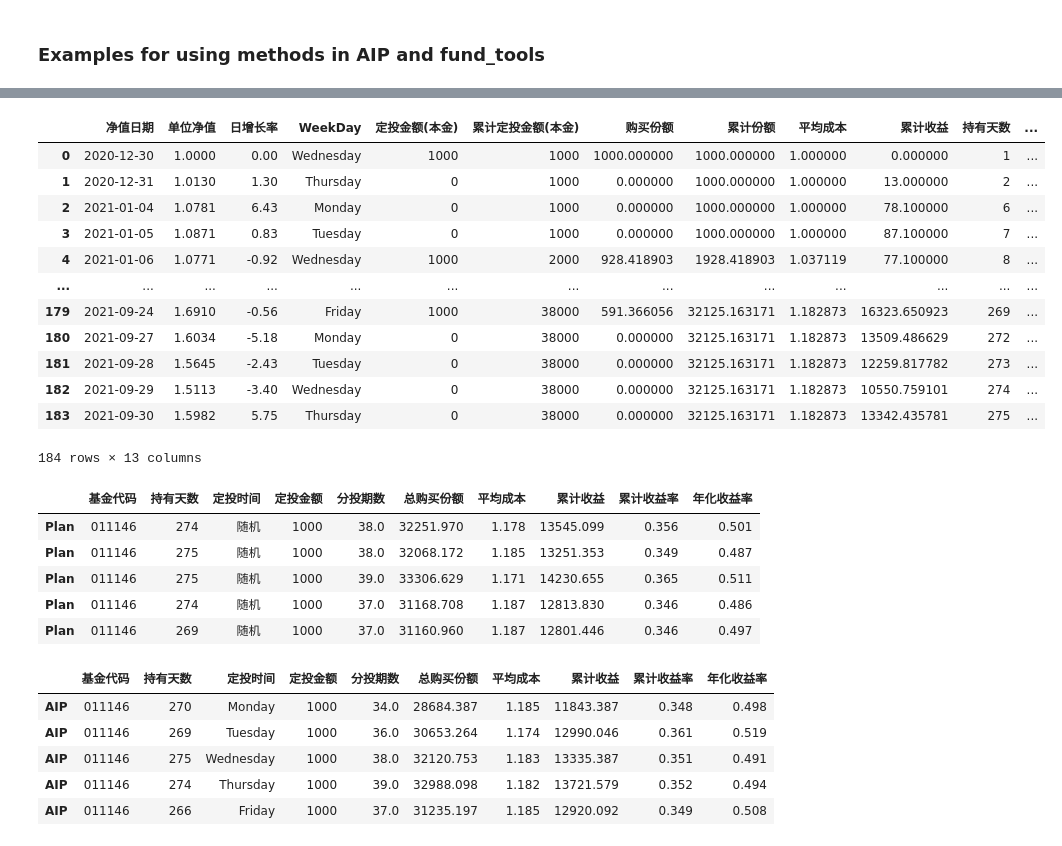
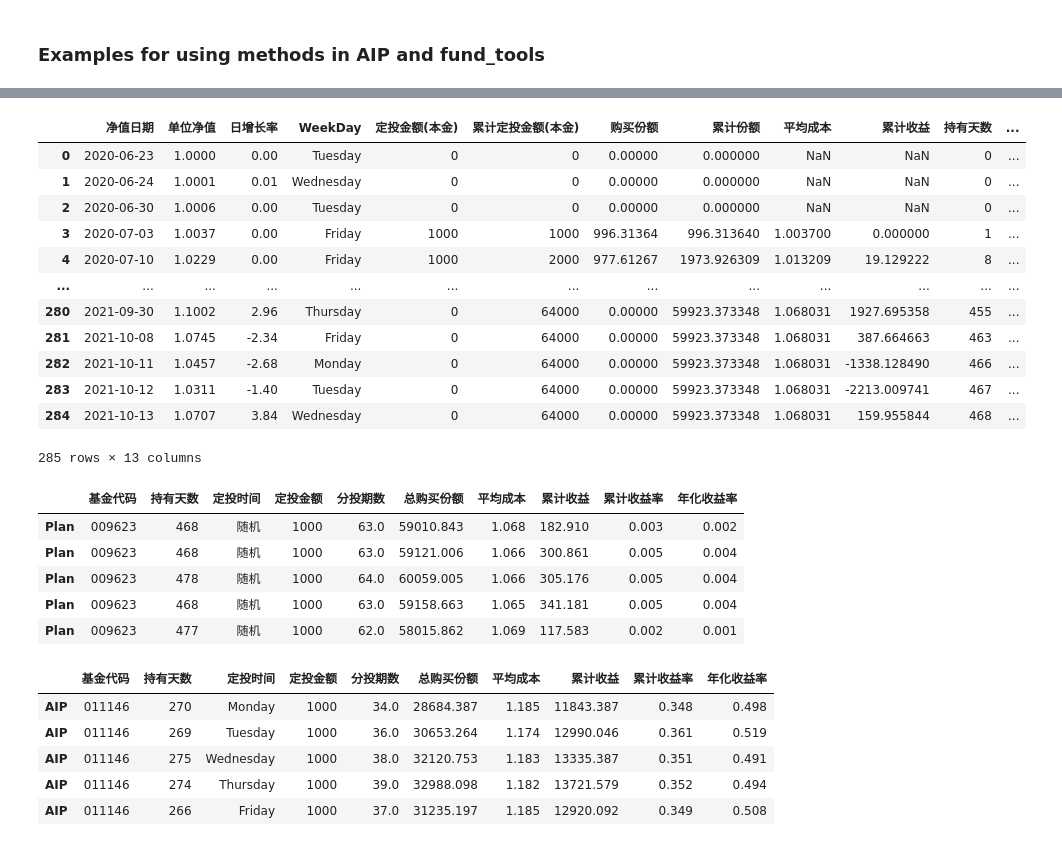
Before and after one commit to Seaaann/MyQuantReserch, a Jupyter notebook: Funds/定投回测.ipynb, the cells around one changed output, grey strips where cells are left out. Saved outputs shown, nothing was run; the diff lists cells and outputs as text; code cells hidden in the pictures.

```diff
--- a/Funds/定投回测.ipynb
+++ b/Funds/定投回测.ipynb
@@ -29,7 +28,7 @@ Start: 2021-10-04
 ### Examples for using methods in AIP and fund_tools
 # %%
 start_date = '2015-01-01'
-end_date = '2021-09-30'
+end_date = '2021-10-16'
 
 fund_net_value = get_fund_net_worth('001980',start_date=start_date, end_date=end_date, fund_category='open')
 fund_net_value
@@ -259,31 +251,31 @@ Max_AIP_Weekly_plot('011146', start_date, end_date, 'open')
 # %%
-StochasticAIP_Weekly('011146', start_date=start_date, end_date=end_date, fund_category='open', fixed_investment=1000, Freq=5, seed=12345, df=True, AIP=True)
+StochasticAIP_Weekly('009623', start_date=start_date, end_date=end_date, fund_category='open', fixed_investment=1000, Freq=5, seed=12345, df=True, AIP=True)
 # %% [output]
 |  | 净值日期 | 单位净值 | 日增长率 | WeekDay | 定投金额(本金) | 累计定投金额(本金) | 购买份额 | 累计份额 | 平均成本 | 累计收益 | 持有天数 | ... |
-| 0 | 2020-12-30 | 1.0000 | 0.00 | Wednesday | 1000 | 1000 | 1000.000000 | 1000.000000 | 1.000000 | 0.000000 | 1 | ... |
-| 1 | 2020-12-31 | 1.0130 | 1.30 | Thursday | 0 | 1000 | 0.000000 | 1000.000000 | 1.000000 | 13.000000 | 2 | ... |
-| 2 | 2021-01-04 | 1.0781 | 6.43 | Monday | 0 | 1000 | 0.000000 | 1000.000000 | 1.000000 | 78.100000 | 6 | ... |
-| 3 | 2021-01-05 | 1.0871 | 0.83 | Tuesday | 0 | 1000 | 0.000000 | 1000.000000 | 1.000000 | 87.100000 | 7 | ... |
-| 4 | 2021-01-06 | 1.0771 | -0.92 | Wednesday | 1000 | 2000 | 928.418903 | 1928.418903 | 1.037119 | 77.100000 | 8 | ... |
+| 0 | 2020-06-23 | 1.0000 | 0.00 | Tuesday | 0 | 0 | 0.00000 | 0.000000 | NaN | NaN | 0 | ... |
+| 1 | 2020-06-24 | 1.0001 | 0.01 | Wednesday | 0 | 0 | 0.00000 | 0.000000 | NaN | NaN | 0 | ... |
+| 2 | 2020-06-30 | 1.0006 | 0.00 | Tuesday | 0 | 0 | 0.00000 | 0.000000 | NaN | NaN | 0 | ... |
+| 3 | 2020-07-03 | 1.0037 | 0.00 | Friday | 1000 | 1000 | 996.31364 | 996.313640 | 1.003700 | 0.000000 | 1 | ... |
+| 4 | 2020-07-10 | 1.0229 | 0.00 | Friday | 1000 | 2000 | 977.61267 | 1973.926309 | 1.013209 | 19.129222 | 8 | ... |
 | ... | ... | ... | ... | ... | ... | ... | ... | ... | ... | ... | ... | ... |
-| 179 | 2021-09-24 | 1.6910 | -0.56 | Friday | 1000 | 38000 | 591.366056 | 32125.163171 | 1.182873 | 16323.650923 | 269 | ... |
-| 180 | 2021-09-27 | 1.6034 | -5.18 | Monday | 0 | 38000 | 0.000000 | 32125.163171 | 1.182873 | 13509.486629 | 272 | ... |
-| 181 | 2021-09-28 | 1.5645 | -2.43 | Tuesday | 0 | 38000 | 0.000000 | 32125.163171 | 1.182873 | 12259.817782 | 273 | ... |
-| 182 | 2021-09-29 | 1.5113 | -3.40 | Wednesday | 0 | 38000 | 0.000000 | 32125.163171 | 1.182873 | 10550.759101 | 274 | ... |
-| 183 | 2021-09-30 | 1.5982 | 5.75 | Thursday | 0 | 38000 | 0.000000 | 32125.163171 | 1.182873 | 13342.435781 | 275 | ... |
+| 280 | 2021-09-30 | 1.1002 | 2.96 | Thursday | 0 | 64000 | 0.00000 | 59923.373348 | 1.068031 | 1927.695358 | 455 | ... |
+| 281 | 2021-10-08 | 1.0745 | -2.34 | Friday | 0 | 64000 | 0.00000 | 59923.373348 | 1.068031 | 387.664663 | 463 | ... |
+| 282 | 2021-10-11 | 1.0457 | -2.68 | Monday | 0 | 64000 | 0.00000 | 59923.373348 | 1.068031 | -1338.128490 | 466 | ... |
+| 283 | 2021-10-12 | 1.0311 | -1.40 | Tuesday | 0 | 64000 | 0.00000 | 59923.373348 | 1.068031 | -2213.009741 | 467 | ... |
+| 284 | 2021-10-13 | 1.0707 | 3.84 | Wednesday | 0 | 64000 | 0.00000 | 59923.373348 | 1.068031 | 159.955844 | 468 | ... |
-184 rows × 13 columns
+285 rows × 13 columns
 # %%
 Freq = 5
 seed = [1234, 123, 2133, 2314, 435]
 
-StochasticAIP_Weekly_Plans(Freq=Freq, seed=seed, code='011146', start_date=start_date, end_date=end_date, fund_category='open', fixed_investment=1000)
+StochasticAIP_Weekly_Plans(Freq=Freq, seed=seed, code='009623', start_date=start_date, end_date=end_date, fund_category='open', fixed_investment=1000)
 # %% [output]
 |  | 基金代码 | 持有天数 | 定投时间 | 定投金额 | 分投期数 | 总购买份额 | 平均成本 | 累计收益 | 累计收益率 | 年化收益率 |
-| Plan | 011146 | 274 | 随机 | 1000 | 38.0 | 32251.970 | 1.178 | 13545.099 | 0.356 | 0.501 |
-| Plan | 011146 | 275 | 随机 | 1000 | 38.0 | 32068.172 | 1.185 | 13251.353 | 0.349 | 0.487 |
-| Plan | 011146 | 275 | 随机 | 1000 | 39.0 | 33306.629 | 1.171 | 14230.655 | 0.365 | 0.511 |
-| Plan | 011146 | 274 | 随机 | 1000 | 37.0 | 31168.708 | 1.187 | 12813.830 | 0.346 | 0.486 |
-| Plan | 011146 | 269 | 随机 | 1000 | 37.0 | 31160.960 | 1.187 | 12801.446 | 0.346 | 0.497 |
+| Plan | 009623 | 468 | 随机 | 1000 | 63.0 | 59010.843 | 1.068 | 182.910 | 0.003 | 0.002 |
+| Plan | 009623 | 468 | 随机 | 1000 | 63.0 | 59121.006 | 1.066 | 300.861 | 0.005 | 0.004 |
+| Plan | 009623 | 478 | 随机 | 1000 | 64.0 | 60059.005 | 1.066 | 305.176 | 0.005 | 0.004 |
+| Plan | 009623 | 468 | 随机 | 1000 | 63.0 | 59158.663 | 1.065 | 341.181 | 0.005 | 0.004 |
+| Plan | 009623 | 477 | 随机 | 1000 | 62.0 | 58015.862 | 1.069 | 117.583 | 0.002 | 0.001 |
 # %%
 Freq=['Monday', 'Tuesday', 'Wednesday', 'Thursday', 'Friday']
 
```
Also changed, not shown: parts of 24 cells of this notebook, 3 other files.
